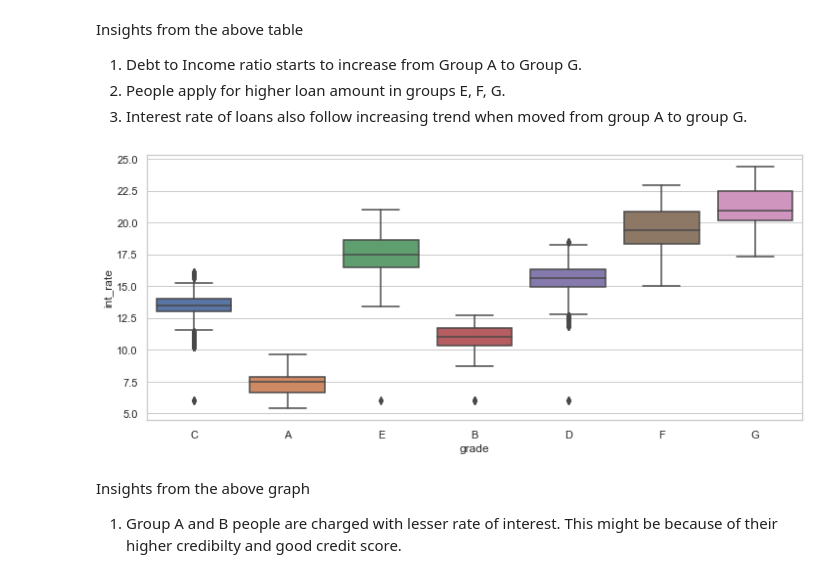
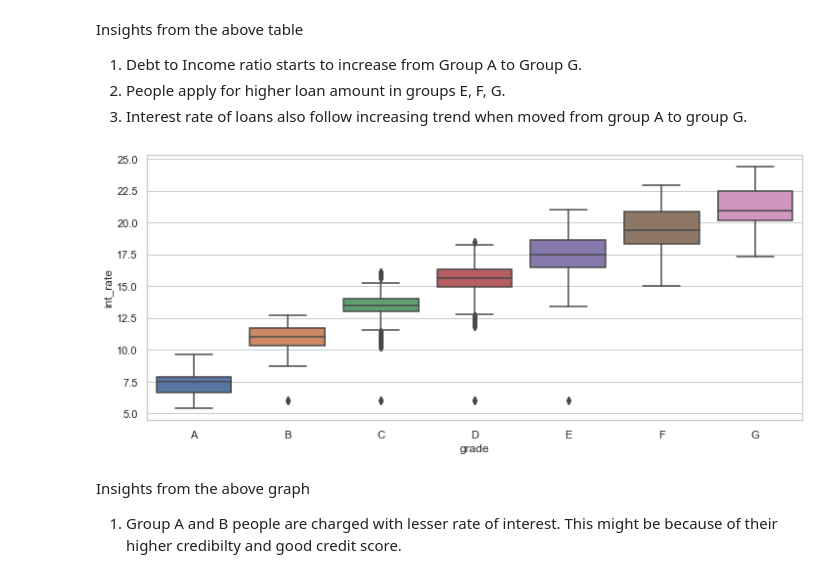
Before and after one commit to Harshulagarwal/LendingClubCaseStudy, a Jupyter notebook: LENDING_CLUB_CASE_STUDY.ipynb, the cells around one changed output. Cells and saved outputs as stored; diff of their text form; code cells hidden in the pictures.

Commit message:
Finalized plots. TODO: final recommendations and analysis

```diff
--- a/LENDING_CLUB_CASE_STUDY.ipynb
+++ b/LENDING_CLUB_CASE_STUDY.ipynb
@@ -747,10 +743,10 @@ Insights from the above table
 3. Interest rate of loans also follow increasing trend when moved from group A to group G.
 # %%
 plt.figure(figsize=(12,5))
-sns.boxplot(y=loan['int_rate'], x = loan['grade'])
+sns.boxplot(y=loan['int_rate'], x = loan['grade'], order=sorted(loan.grade.unique()))
 plt.show()
 # %% [output]
-[figure, old version]
+[figure, new version]
 # %% [markdown]
 Insights from the above graph
 1. Group A and B people are charged with lesser rate of interest. This might be because of their higher credibilty and good credit score.
```
Also changed, not shown: parts of 33 cells of this notebook.
